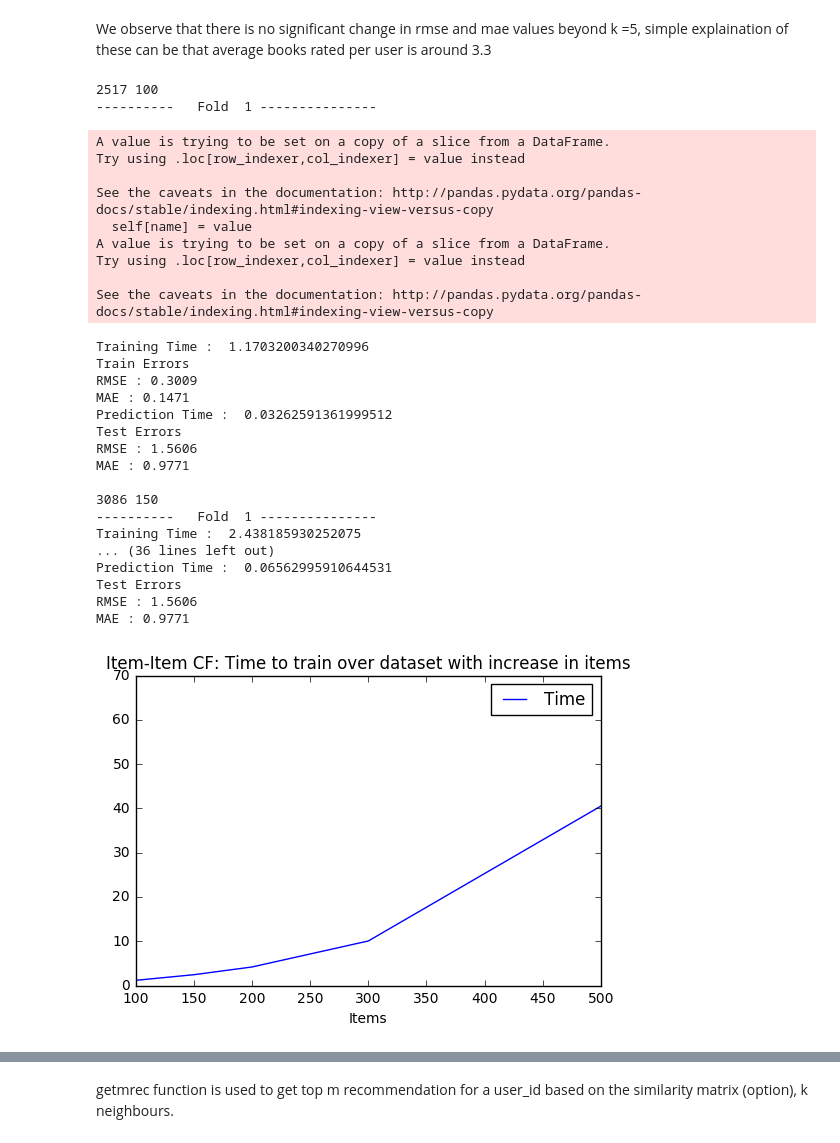
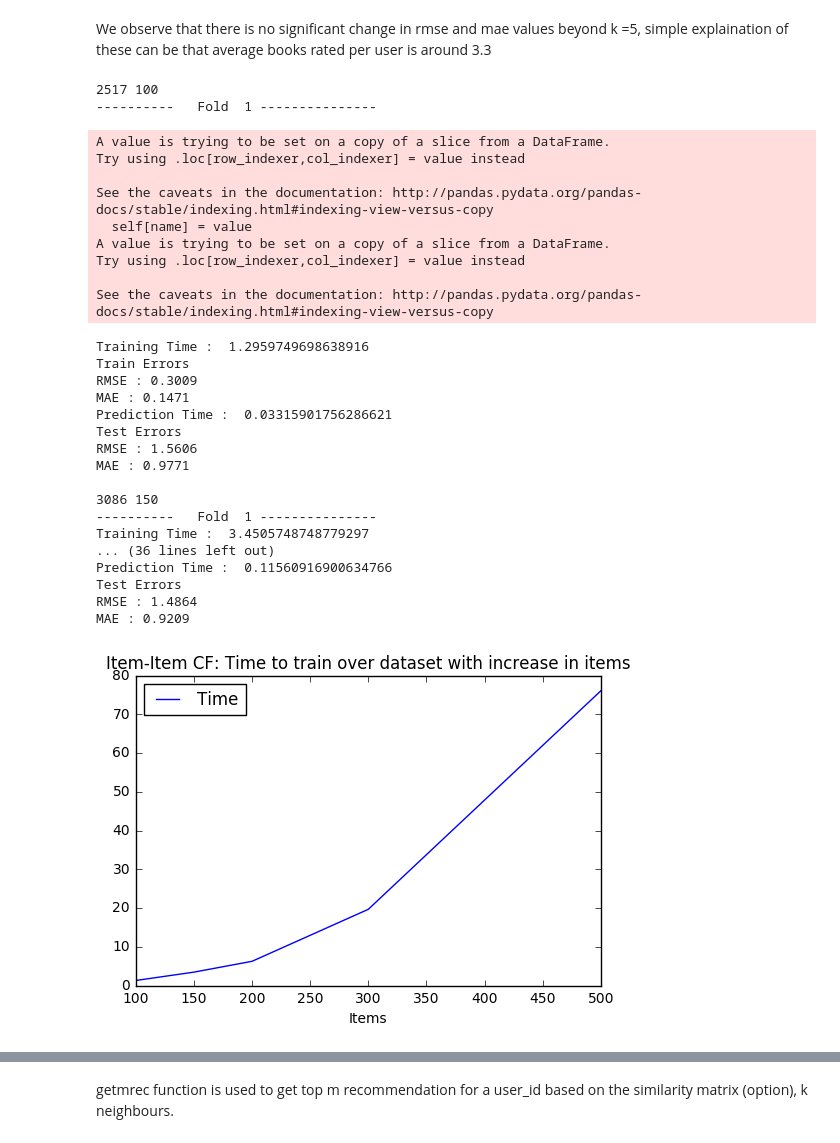
Before and after one commit to tjdharamsi/E4571-Personalisation-Theory-Project, a Jupyter notebook: Part1/analysis/CF-Data.ipynb, the cells around one changed output, grey strips where cells are left out. Saved outputs shown, nothing was run; the diff lists cells and outputs as text; code cells hidden in the pictures.

```diff
--- a/Part1/analysis/CF-Data.ipynb
+++ b/Part1/analysis/CF-Data.ipynb
@@ -512,7 +514,7 @@ for data1 in datasets:
     ]
 
     nmat1 = data1.as_matrix()
-    trt, tet = get_results(nmat, 'euc', len(rows1), len(cols1), 5, 5, True)
+    trt, tet = get_results(nmat1, 'euc', len(rows1), len(cols1), 5, 5, True)
 
     trtimer.append(trt)
     tetimer.append(tet)
@@ -530,29 +532,29 @@ A value is trying to be set on a copy of a slice from a DataFrame.
 Try using .loc[row_indexer,col_indexer] = value instead
 
 See the caveats in the documentation: http://pandas.pydata.org/pandas-docs/stable/indexing.html#indexing-view-versus-copy
-Training Time :  1.1703200340270996
+Training Time :  1.2959749698638916
 Train Errors
 RMSE : 0.3009
 MAE : 0.1471
-Prediction Time :  0.03262591361999512
+Prediction Time :  0.03315901756286621
 Test Errors
 RMSE : 1.5606
 MAE : 0.9771
 
 3086 150
 ----------   Fold  1 ---------------
-Training Time :  2.438185930252075
+Training Time :  3.4505748748779297
 ... (36 lines left out)
-Prediction Time :  0.06562995910644531
+Prediction Time :  0.11560916900634766
 Test Errors
-RMSE : 1.5606
-MAE : 0.9771
+RMSE : 1.4864
+MAE : 0.9209
 # %%
 results_df1 = pd.DataFrame({'Items': [100, 150, 200, 300, 500], 'Time': trtimer})
-plot1 = results_df1.plot(x='Items', y='Time', ylim=(0, 70), title = 'Item-Item CF: Time to train over dataset with increase in items')
+plot1 = results_df1.plot(x='Items', y='Time', ylim=(0, 80), title = 'Item-Item CF: Time to train over dataset with increase in items')
 fig = plot1.get_figure()
 fig.savefig('../figures/traintime.png')
 # %% [output]
-[figure, old version]
+[figure, new version]
 # %%
 results_df1 = pd.DataFrame({'Items': [100, 150, 200, 300, 500], 'Time': tetimer})
```
Also changed, not shown: parts of 2 cells of this notebook, 2 other files.
